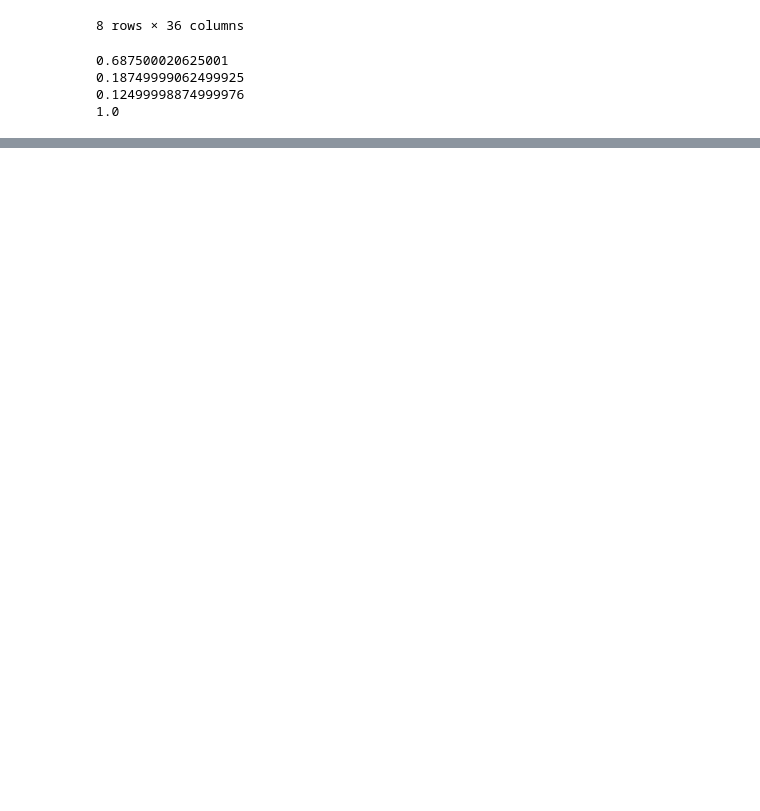
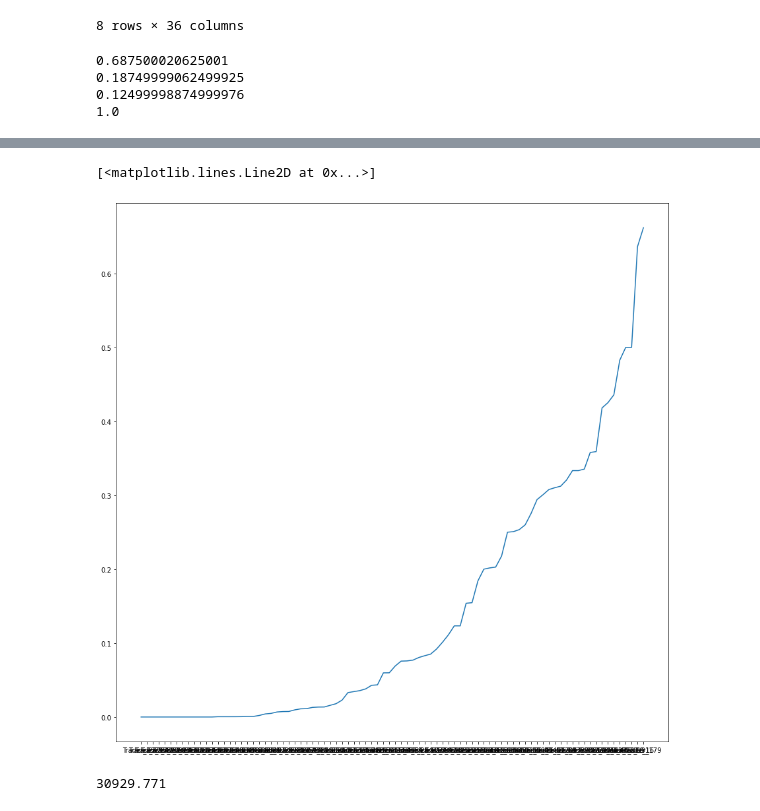
Before and after one commit to hehlinge42/AMF_High_Frequency_Traders_challenge, a Jupyter notebook: EDA.ipynb, the cells around one changed output, grey strips where cells are left out. Cells and saved outputs as stored; diff of their text form; code cells hidden in the pictures; blank space fills up the shorter version.

```diff
--- a/EDA.ipynb
+++ b/EDA.ipynb
@@ -195,4 +176,4 @@ def normalize_events(X):
 normalizer = FunctionTransformer(normalize_events)
 # %%
 pipe = make_pipeline(normalizer)
-pipe.fit_transform(X_train, y_train)
+X_train = pipe.fit_transform(X_train, y_train)
@@ -212,0 +278,15 @@ pipe.fit_transform(X_train, y_train)
+# %%
+col = 'min_dt_TV1'
+tmp = X_train.copy()
+tmp[col] = ~tmp[[col]].notna()
+gb2 = tmp.groupby(['Trader'], dropna=False).count()
+gb = tmp.groupby(['Trader'], dropna=False).sum()
+gb = gb[col] / gb2[col]
+plt.plot(gb.sort_values())
+# %% [output]
+[<matplotlib.lines.Line2D at 0x...>]
+[figure, added]
+# %%
+max(X_train['min_dt_TV1'])
+# %% [output]
+30929.771
```
Also changed, not shown: parts of 11 cells of this notebook, 5 other files.
